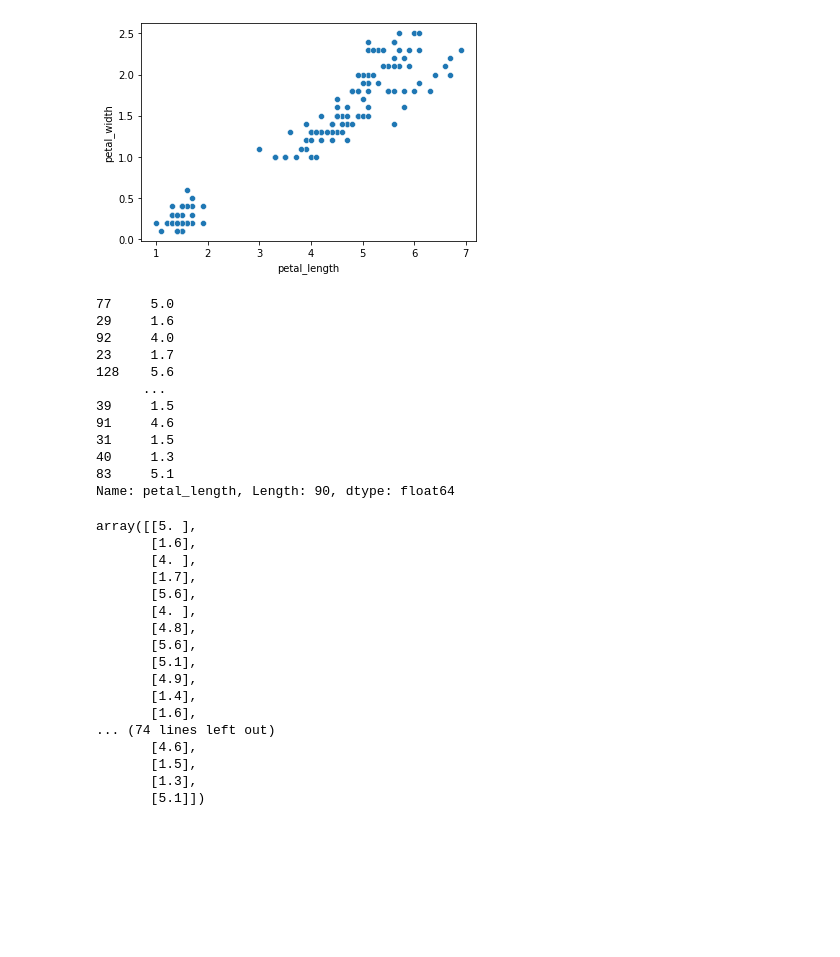
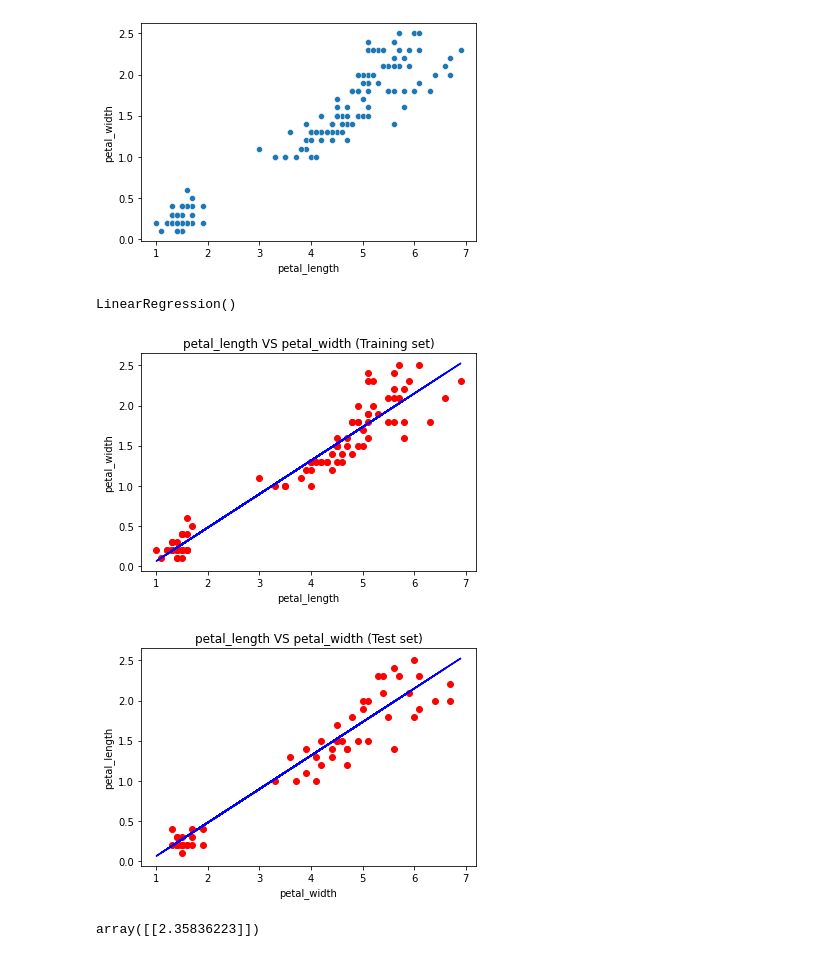
Before and after one commit to juneedpk/data-viz1, a Jupyter notebook: linear_regression.ipynb, the cells around one changed output. Cells and saved outputs as stored; diff of their text form; code cells hidden in the pictures; blank space fills up the shorter version.

```diff
--- a/linear_regression.ipynb
+++ b/linear_regression.ipynb
@@ -47,41 +48,39 @@ sns.scatterplot(x='petal_length',y='petal_width',data=iris)
 from sklearn.model_selection import train_test_split
 
 x_train, x_test,y_train,y_test=train_test_split(x,y,test_size=0.4,random_state=23)
-# %%
-x_train
-# %% [output]
-77     5.0
-29     1.6
-92     4.0
-23     1.7
-128    5.6
-      ...
-39     1.5
-91     4.6
-31     1.5
-40     1.3
-83     5.1
-Name: petal_length, Length: 90, dtype: float64
+# %%
+x=x_train.array.reshape(-1,1)
+y=y_train.array.reshape(-1,1)
+# %%
+from sklearn.linear_model import LinearRegression
+
+regressor = LinearRegression()
+regressor.fit(x,y)
+# %% [output]
+LinearRegression()
+# %%
+# Visualizing the Training set results
+petal_train = plt
+petal_train.scatter(x,y, color='red')
+petal_train.plot(x, regressor.predict(x), color='blue')
+petal_train.title('petal_length VS petal_width (Training set)')
+petal_train.xlabel('petal_length')
+petal_train.ylabel('petal_width')
+petal_train.show()
+
+# Visualizing the Test set results
+viz_test = plt
+viz_test.scatter(x_test, y_test, color='red')
+viz_test.plot(x, regressor.predict(x), color='blue')
+viz_test.title('petal_length VS petal_width (Test set)')
+viz_test.xlabel('petal_width')
+viz_test.ylabel('petal_length')
+viz_test.show()
+# %% [output]
+[figure, added]
+[figure, added]
 # %%
-import numpy as np
 
-x_train=np.array(x_train).reshape(-1,1)
-x_train
+regressor.predict(np.array([6.5]).reshape(1, 1))
 # %% [output]
-array([[5. ],
-       [1.6],
-       [4. ],
-       [1.7],
-       [5.6],
-       [4. ],
-       [4.8],
-       [5.6],
-       [5.1],
-       [4.9],
-       [1.4],
-       [1.6],
-... (74 lines left out)
-       [4.6],
-       [1.5],
-       [1.3],
-       [5.1]])
+array([[2.35836223]])
```
Also changed, not shown: parts of 8 cells of this notebook.
